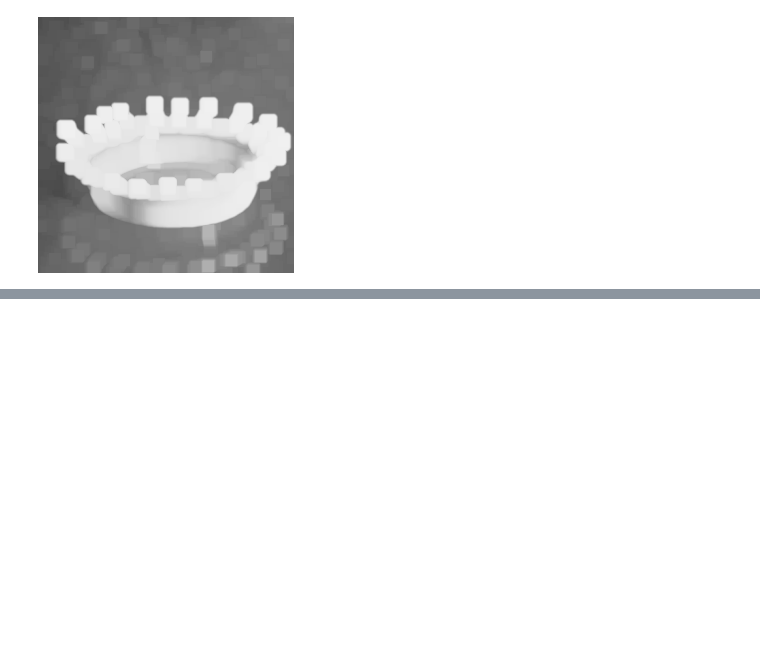
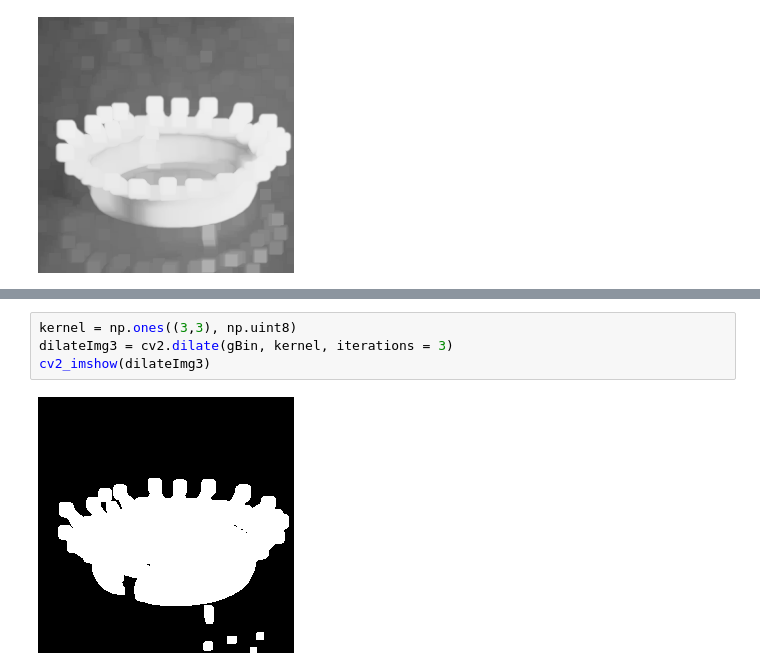
Before and after one commit to dogmaru/OpenCV, a Jupyter notebook: ch08/ch08_1.ipynb, the cells around one changed output, grey strips where cells are left out. Cells and saved outputs as stored; diff of their text form; blank space fills up the shorter version.

```diff
--- a/ch08/ch08_1.ipynb
+++ b/ch08/ch08_1.ipynb
@@ -53,0 +69,6 @@ cv2_imshow(dilateImg2)
+# %%
+kernel = np.ones((3,3), np.uint8)
+dilateImg3 = cv2.dilate(gBin, kernel, iterations = 3)
+cv2_imshow(dilateImg3)
+# %% [output]
+[figure, added]
```
Also changed, not shown: parts of 5 cells of this notebook, 1 other file.
